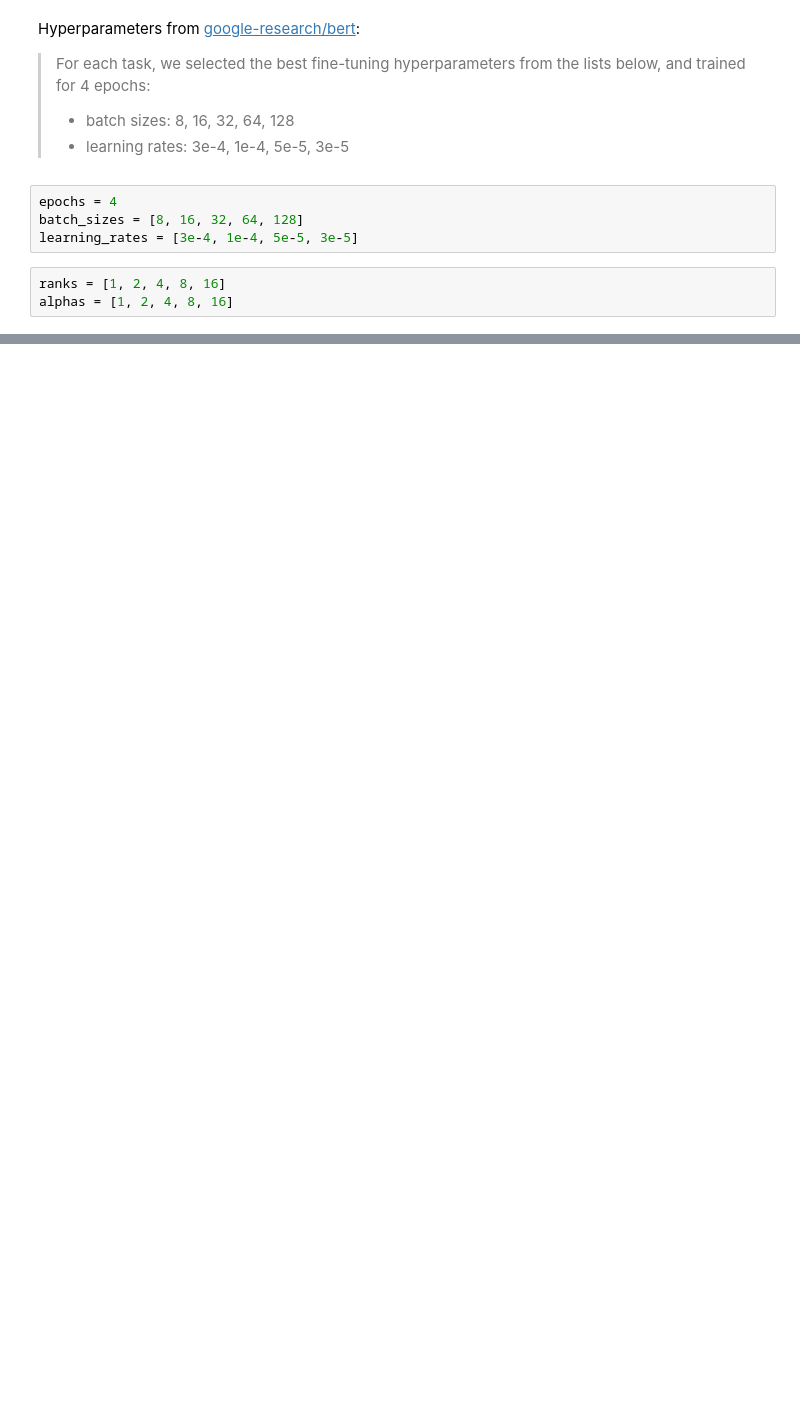
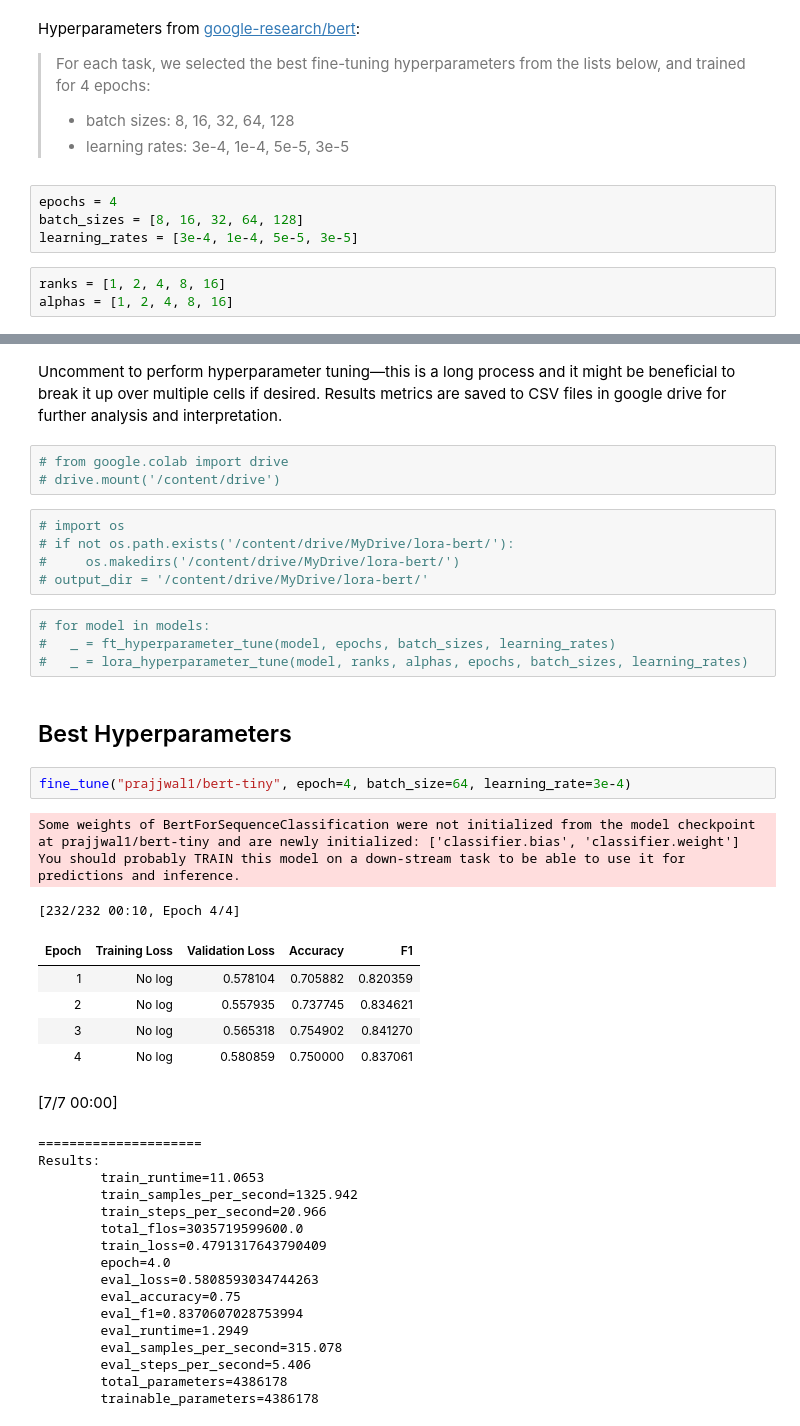
Before and after one commit to danjshaw/ece57000-finalProject, a Jupyter notebook: lora-bert/source/lora-bert.ipynb, the cells around one changed output, grey strips where cells are left out. Drawn from its saved outputs; the diff is of its cells as text; blank space fills up the shorter version.

```diff
--- a/lora-bert/source/lora-bert.ipynb
+++ b/lora-bert/source/lora-bert.ipynb
@@ -594,0 +423,44 @@ Progress: 2/500
+# %% [markdown]
+Uncomment to perform hyperparameter tuning—this is a long process and it might be beneficial to break it up over multiple cells if desired. Results metrics are saved to CSV files in google drive for further analysis and interpretation.
+# %%
+# from google.colab import drive
+# drive.mount('/content/drive')
+# %%
+# import os
+# if not os.path.exists('/content/drive/MyDrive/lora-bert/'):
+#     os.makedirs('/content/drive/MyDrive/lora-bert/')
+# output_dir = '/content/drive/MyDrive/lora-bert/'
+# %%
+# for model in models:
+#   _ = ft_hyperparameter_tune(model, epochs, batch_sizes, learning_rates)
+#   _ = lora_hyperparameter_tune(model, ranks, alphas, epochs, batch_sizes, learning_rates)
+# %% [markdown]
+## Best Hyperparameters
+# %%
+fine_tune("prajjwal1/bert-tiny", epoch=4, batch_size=64, learning_rate=3e-4)
+# %% [output]
+Some weights of BertForSequenceClassification were not initialized from the model checkpoint at prajjwal1/bert-tiny and are newly initialized: ['classifier.bias', 'classifier.weight']
+You should probably TRAIN this model on a down-stream task to be able to use it for predictions and inference.
+[232/232 00:10, Epoch 4/4]
+| Epoch | Training Loss | Validation Loss | Accuracy | F1 |
+| 1 | No log | 0.578104 | 0.705882 | 0.820359 |
+| 2 | No log | 0.557935 | 0.737745 | 0.834621 |
+| 3 | No log | 0.565318 | 0.754902 | 0.841270 |
+| 4 | No log | 0.580859 | 0.750000 | 0.837061 |
+[7/7 00:00]
+=====================
+Results:
+        train_runtime=11.0653
+        train_samples_per_second=1325.942
+        train_steps_per_second=20.966
+        total_flos=3035719599600.0
+        train_loss=0.4791317643790409
+        epoch=4.0
+        eval_loss=0.5808593034744263
+        eval_accuracy=0.75
+        eval_f1=0.8370607028753994
+        eval_runtime=1.2949
+        eval_samples_per_second=315.078
+        eval_steps_per_second=5.406
+        total_parameters=4386178
+        trainable_parameters=4386178
```
Also changed, not shown: parts of 30 cells of this notebook.
